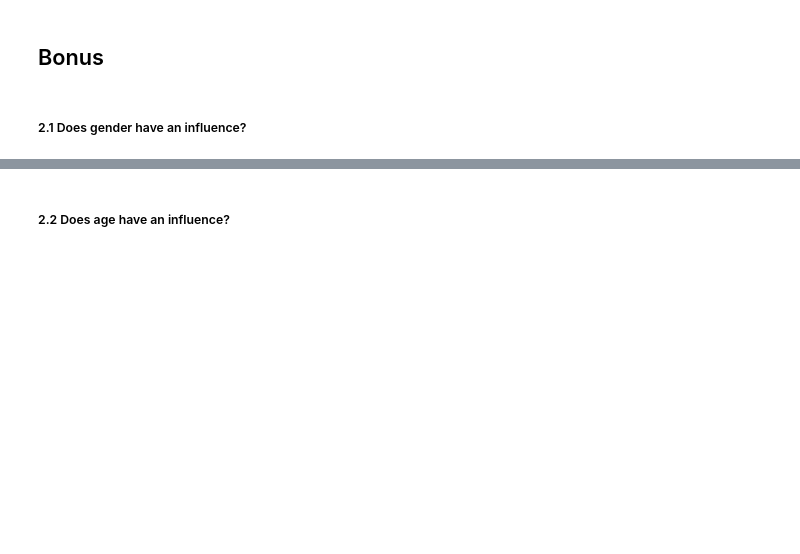
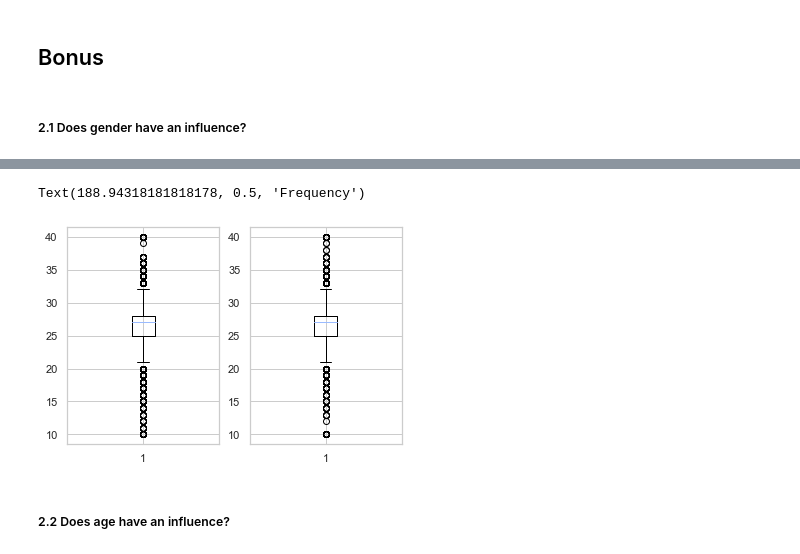
Before and after one commit to FHnt97/Project-Week-5-Your-Own-Project, a Jupyter notebook: your-project/03-Analysis.ipynb, the cells around one changed output, grey strips where cells are left out. Saved outputs shown, nothing was run; the diff lists cells and outputs as text; code cells hidden in the pictures; blank space fills up the shorter version.

```diff
--- a/your-project/03-Analysis.ipynb
+++ b/your-project/03-Analysis.ipynb
@@ -323,3 +356,18 @@ O =
+# %%
+female = df_rosenberg[df_rosenberg["gender"] == "F"][["overall_score"]]
+male =df_rosenberg[df_rosenberg["gender"] == "M"][["overall_score"]]
+
+fig, axs =  plt.subplots(1, 2)
+
+axs[0].boxplot(female["overall_score"], notch=False)
+axs[1].boxplot(male["overall_score"], notch=False)
+
+ax.set_title("Distribution of score for male and female", fontsize=20)
+ax.set_xlabel('self esteem score', fontsize=14)
+ax.set_ylabel('Frequency', fontsize=14)
+# %% [output]
+Text(188.94318181818178, 0.5, 'Frequency')
+[figure, added]
 # %% [markdown]
 ##### 2.2 Does age have an influence?
 # %%
```
Also changed, not shown: parts of 9 cells of this notebook.
